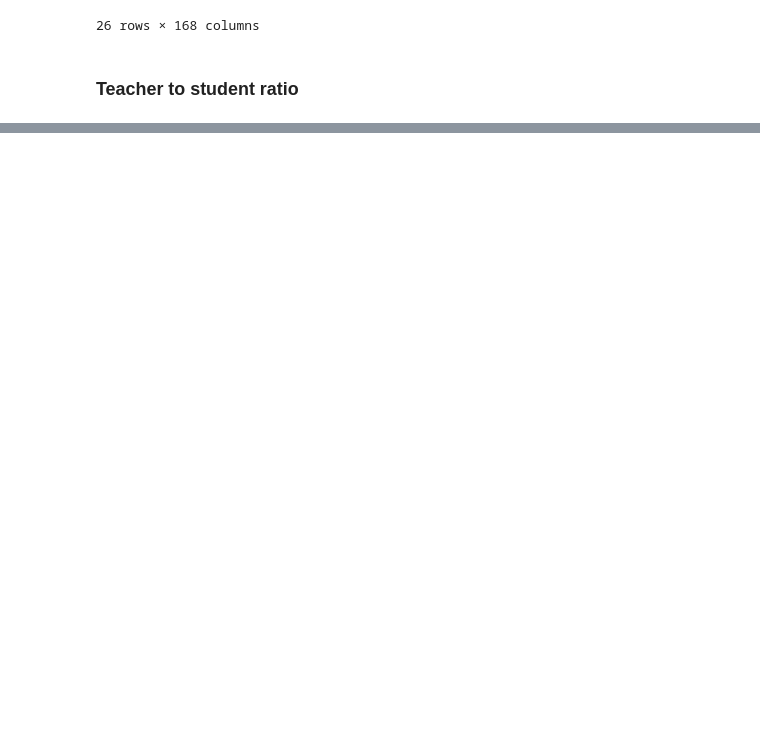
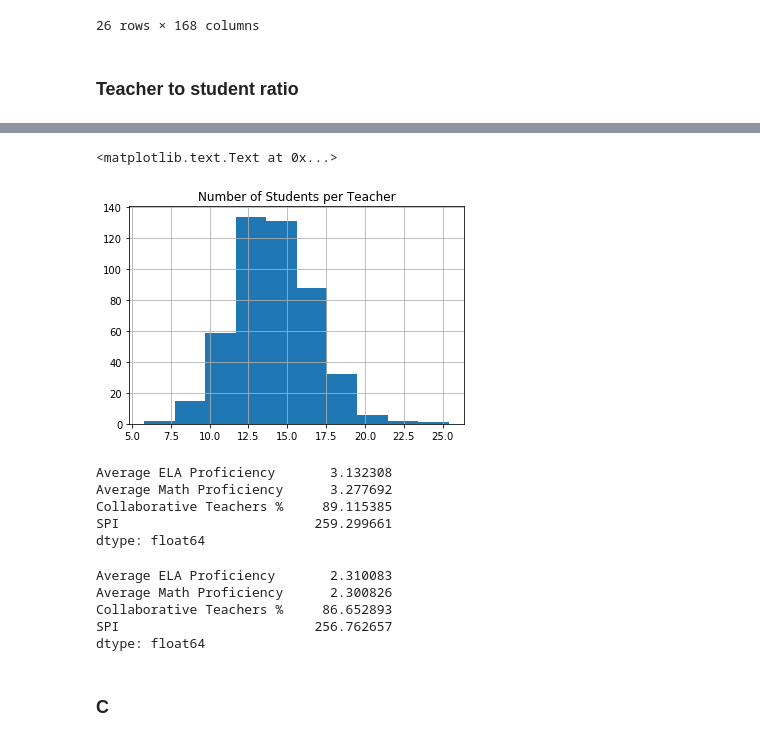
Before and after one commit to infocusp/passnyc_data_science_for_good, a Jupyter notebook: code/sandbox/falak/ds_for_good.ipynb, the cells around one changed output, grey strips where cells are left out. Saved outputs shown, nothing was run; the diff lists cells and outputs as text; code cells hidden in the pictures; blank space fills up the shorter version.

Commit message:
Merged pupil teacher ratio

```diff
--- a/code/sandbox/falak/ds_for_good.ipynb
+++ b/code/sandbox/falak/ds_for_good.ipynb
@@ -485,8 +485,8 @@ risky_schools_df
 # %% [markdown]
 ### Teacher to student ratio
 # %%
+field_name = "SCHOOLWIDE PUPIL-TEACHER RATIO"
 df_school_detail = pd.read_csv('../../../input/2010-2011-class-size-school-level-detail.csv')
 df_school_detail["CSD"] =  df_school_detail['CSD'].astype('str').astype(np.object_).str.zfill(2)
 df_school_detail["DBN_manual"] = df_school_detail["CSD"] + df_school_detail["SCHOOL CODE"]
-df_school_detail.dropna(subset=['SCHOOLWIDE PUPIL-TEACHER RATIO'], inplace=True)
-dbn_intersection = list((set(df_school_detail['DBN_manual'])).intersection(set(df_schools["Location Code"])))
+df_school_detail.dropna(subset=[field_name], inplace=True)
@@ -499,0 +493,8 @@ len(dbn_intersection)
+# %%
+merged_str_df = pd.merge(df_school_detail, df_schools, how='inner', left_on=['DBN_manual'], right_on=['Location Code'])
+# %%
+merged_str_df[field_name].hist()
+plt.title("Number of Students per Teacher")
+# %% [output]
+<matplotlib.text.Text at 0x...>
+[figure, added]
@@ -499,0 +504,18 @@ len(dbn_intersection)
+# %%
+higher_ratio_str_df[['Average ELA Proficiency','Average Math Proficiency', 'Collaborative Teachers %', 'SPI']].mean()
+# %% [output]
+Average ELA Proficiency       3.132308
+Average Math Proficiency      3.277692
+Collaborative Teachers %     89.115385
+SPI                         259.299661
+dtype: float64
+# %%
+lower_ratio_str_df[['Average ELA Proficiency','Average Math Proficiency', 'Collaborative Teachers %', 'SPI']].mean()
+# %% [output]
+Average ELA Proficiency       2.310083
+Average Math Proficiency      2.300826
+Collaborative Teachers %     86.652893
+SPI                         256.762657
+dtype: float64
+# %% [markdown]
+### C
```
Also changed, not shown: parts of 3 cells of this notebook.
